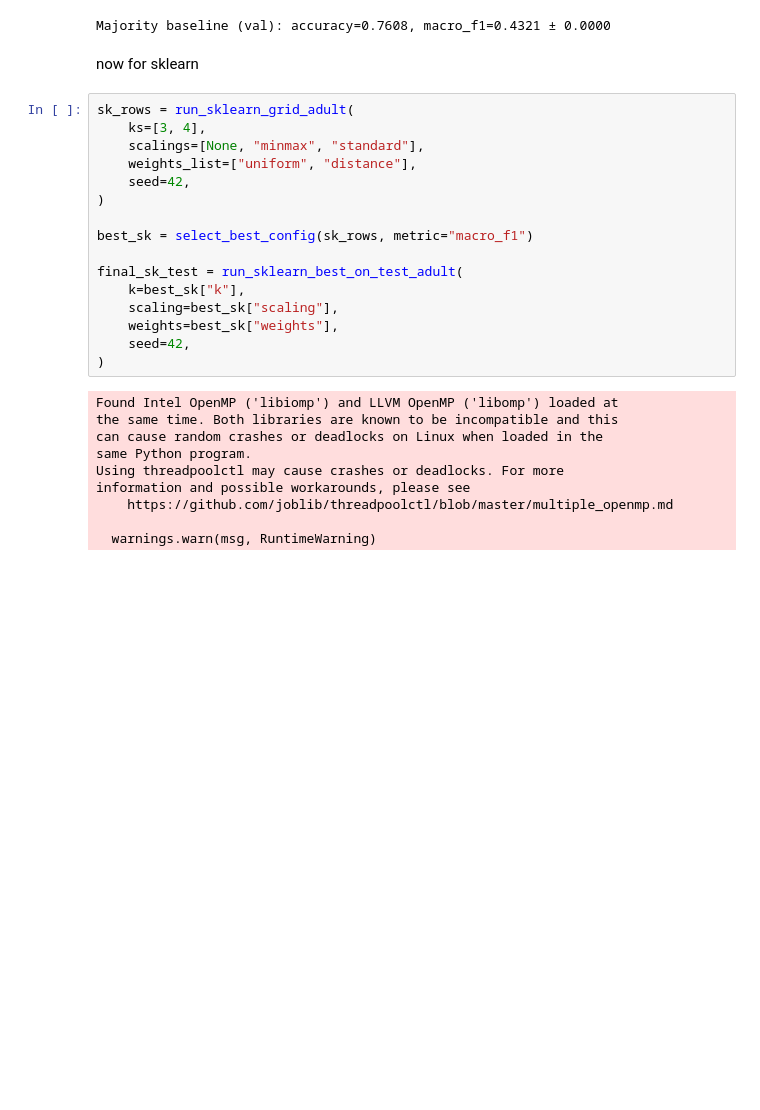
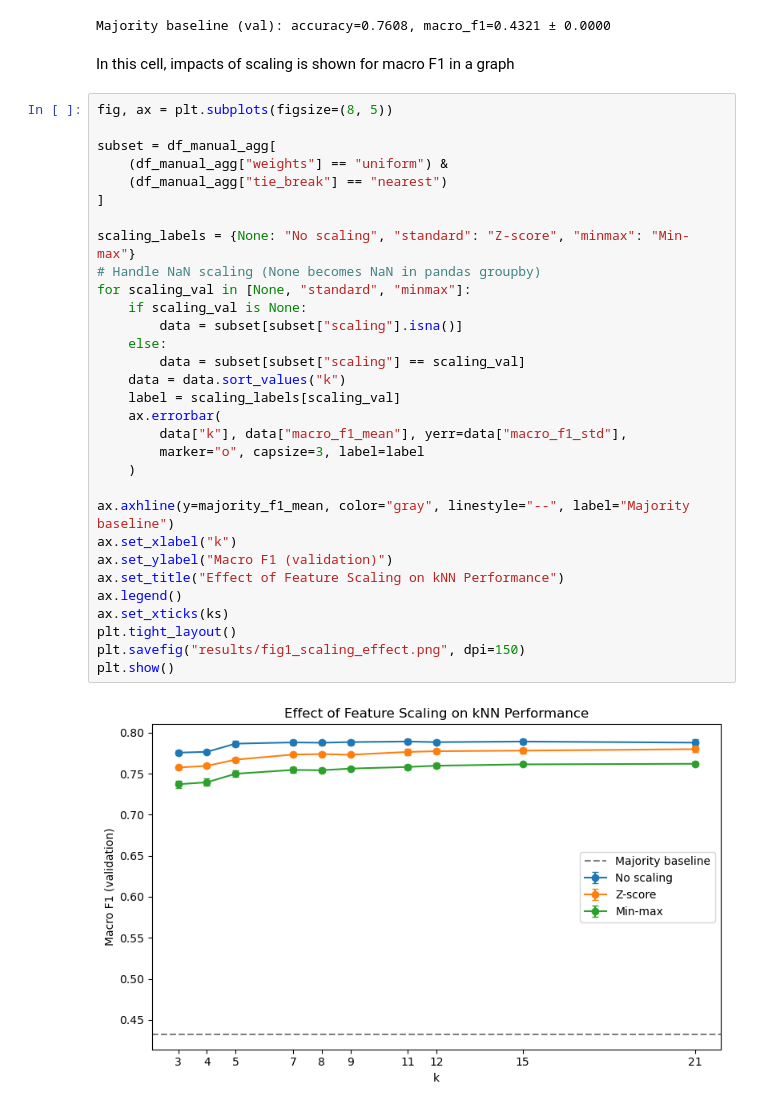
Before and after one commit to MoosTeunisse/MachineLearning-kNN-Project, a Jupyter notebook: src/results/result_outputs.ipynb, the cells around one changed output. Cells and saved outputs as stored; diff of their text form; blank space fills up the shorter version.

```diff
--- a/src/results/result_outputs.ipynb
+++ b/src/results/result_outputs.ipynb
@@ -120,30 +124,37 @@ print(f"Majority baseline (val): accuracy={majority_acc_mean:.4f}, "
 # %% [output]
 Majority baseline (val): accuracy=0.7608, macro_f1=0.4321 ± 0.0000
 # %% [markdown]
-now for sklearn
+In this cell, impacts of scaling is shown for macro F1 in a graph
 # %%
-sk_rows = run_sklearn_grid_adult(
-    ks=[3, 4],
-    scalings=[None, "minmax", "standard"],
-    weights_list=["uniform", "distance"],
-    seed=42,
-)
+fig, ax = plt.subplots(figsize=(8, 5))
 
-best_sk = select_best_config(sk_rows, metric="macro_f1")
+subset = df_manual_agg[
+    (df_manual_agg["weights"] == "uniform") &
+    (df_manual_agg["tie_break"] == "nearest")
+]
 
-final_sk_test = run_sklearn_best_on_test_adult(
-    k=best_sk["k"],
-    scaling=best_sk["scaling"],
-    weights=best_sk["weights"],
-    seed=42,
-)
+scaling_labels = {None: "No scaling", "standard": "Z-score", "minmax": "Min-max"}
+# Handle NaN scaling (None becomes NaN in pandas groupby)
+for scaling_val in [None, "standard", "minmax"]:
+    if scaling_val is None:
+        data = subset[subset["scaling"].isna()]
+    else:
+        data = subset[subset["scaling"] == scaling_val]
+    data = data.sort_values("k")
+    label = scaling_labels[scaling_val]
+    ax.errorbar(
+        data["k"], data["macro_f1_mean"], yerr=data["macro_f1_std"],
+        marker="o", capsize=3, label=label
+    )
+
+ax.axhline(y=majority_f1_mean, color="gray", linestyle="--", label="Majority baseline")
+ax.set_xlabel("k")
+ax.set_ylabel("Macro F1 (validation)")
+ax.set_title("Effect of Feature Scaling on kNN Performance")
+ax.legend()
+ax.set_xticks(ks)
+plt.tight_layout()
+plt.savefig("results/fig1_scaling_effect.png", dpi=150)
+plt.show()
 # %% [output]
-Found Intel OpenMP ('libiomp') and LLVM OpenMP ('libomp') loaded at
-the same time. Both libraries are known to be incompatible and this
-can cause random crashes or deadlocks on Linux when loaded in the
-same Python program.
-Using threadpoolctl may cause crashes or deadlocks. For more
-information and possible workarounds, please see
-    https://github.com/joblib/threadpoolctl/blob/master/multiple_openmp.md
-
-  warnings.warn(msg, RuntimeWarning)
+[figure, added]
```
Also changed, not shown: parts of 16 cells of this notebook, 5 other files.
